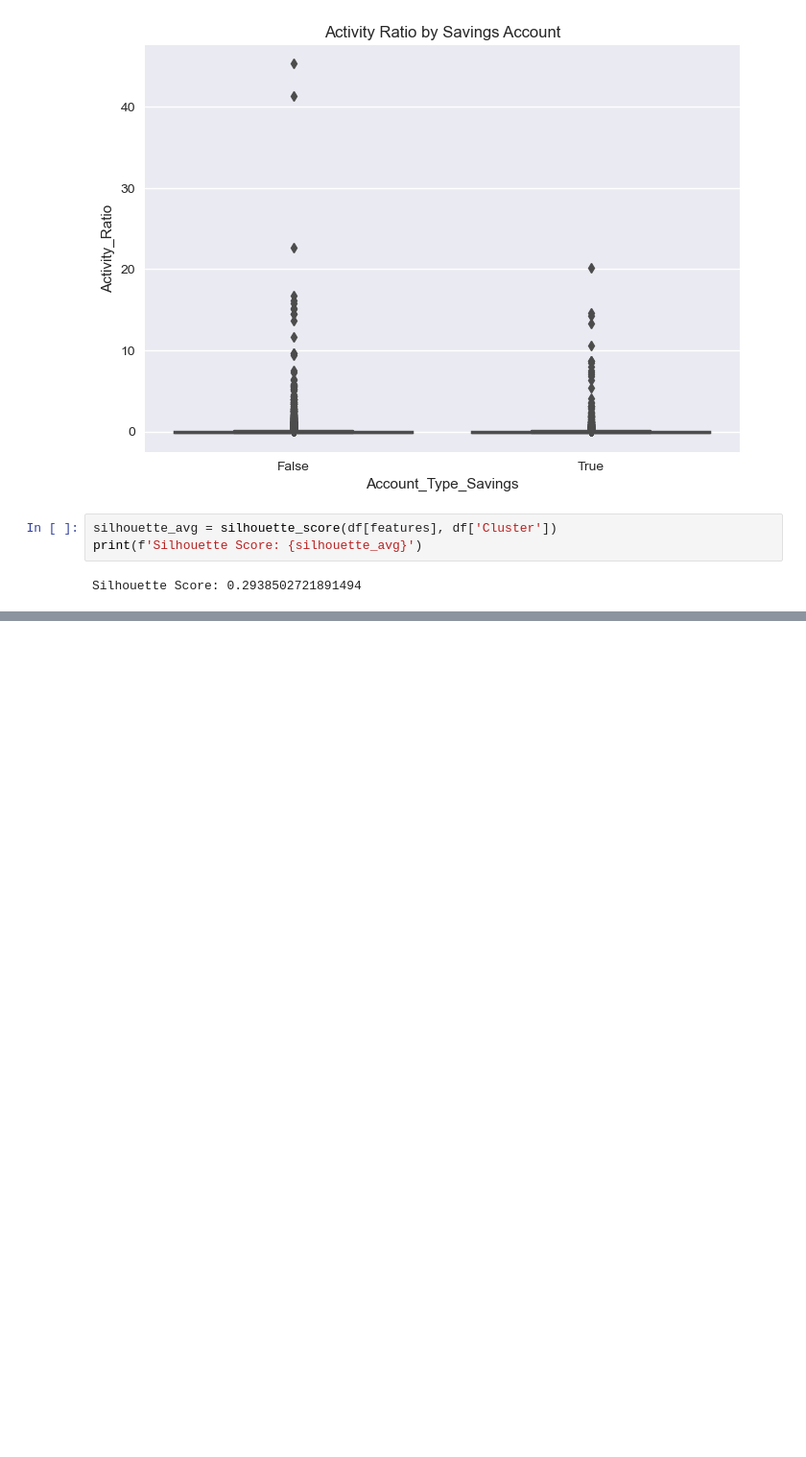
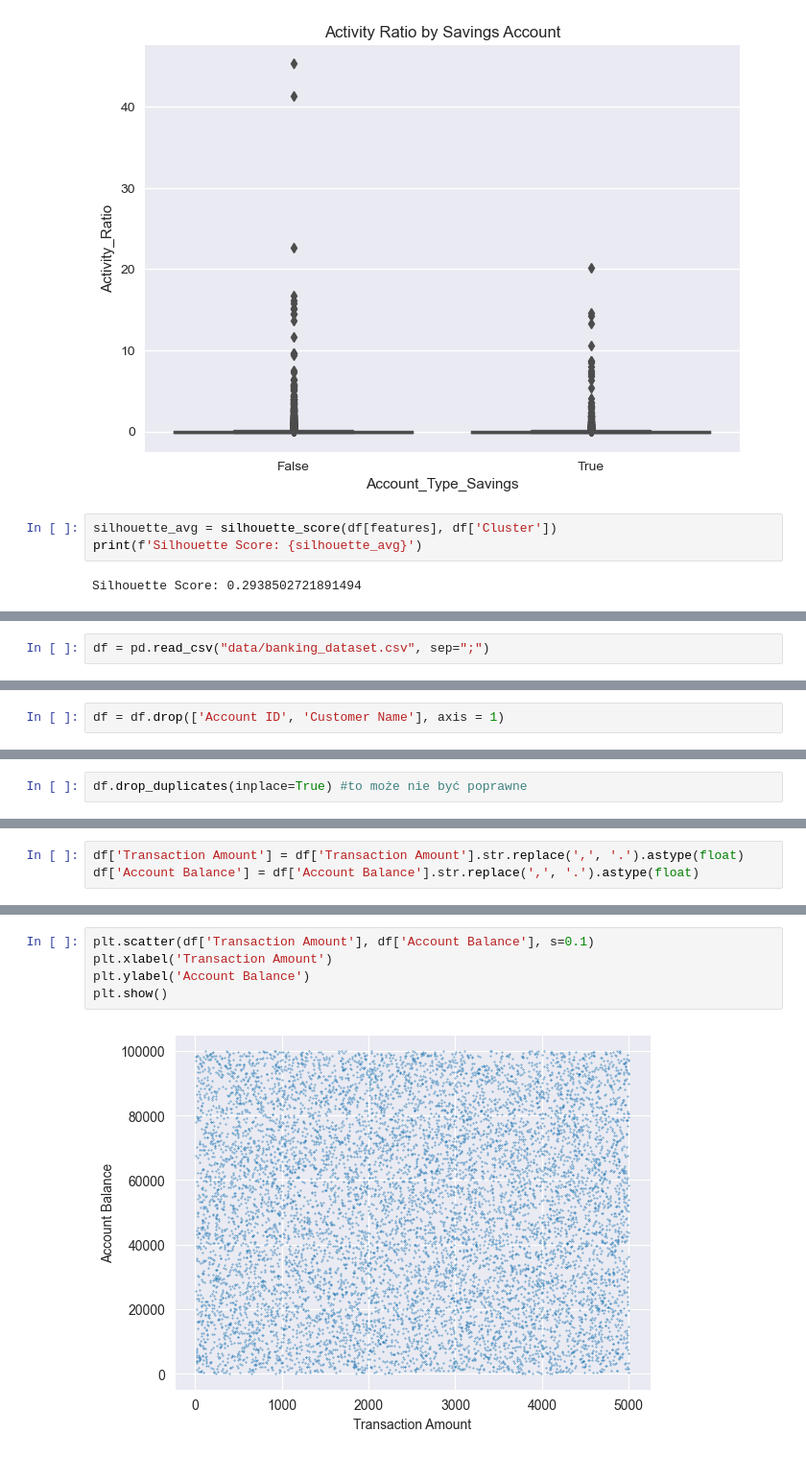
Before and after one commit to wiktoriakawa/IntroductionToMachineLearning-Project2, a Jupyter notebook: budowa_krok_1i2_3.ipynb, the cells around one changed output, grey strips where cells are left out. Shown at 96% size. Drawn from its saved outputs; the diff is of its cells as text; blank space fills up the shorter version.

```diff
--- a/budowa_krok_1i2_3.ipynb
+++ b/budowa_krok_1i2_3.ipynb
@@ -492,0 +524,2 @@ Silhouette Score: 0.2938502721891494
+# %%
+df = pd.read_csv("data/banking_dataset.csv", sep=";")
@@ -492,0 +555,2 @@ Silhouette Score: 0.2938502721891494
+# %%
+df = df.drop(['Account ID', 'Customer Name'], axis = 1)
@@ -492,0 +561,2 @@ Silhouette Score: 0.2938502721891494
+# %%
+df.drop_duplicates(inplace=True) #to może nie być poprawne
@@ -492,0 +567,3 @@ Silhouette Score: 0.2938502721891494
+# %%
+df['Transaction Amount'] = df['Transaction Amount'].str.replace(',', '.').astype(float)
+df['Account Balance'] = df['Account Balance'].str.replace(',', '.').astype(float)
@@ -492,0 +580,7 @@ Silhouette Score: 0.2938502721891494
+# %%
+plt.scatter(df['Transaction Amount'], df['Account Balance'], s=0.1)
+plt.xlabel('Transaction Amount')
+plt.ylabel('Account Balance')
+plt.show()
+# %% [output]
+[figure, added]
```
Also changed, not shown: parts of 49 cells of this notebook, 1 other file.
